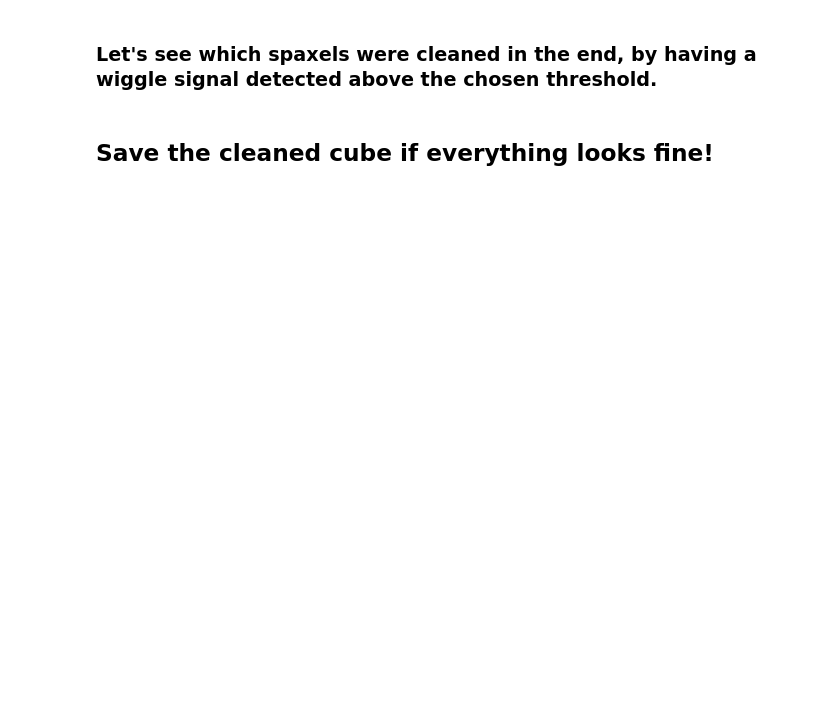
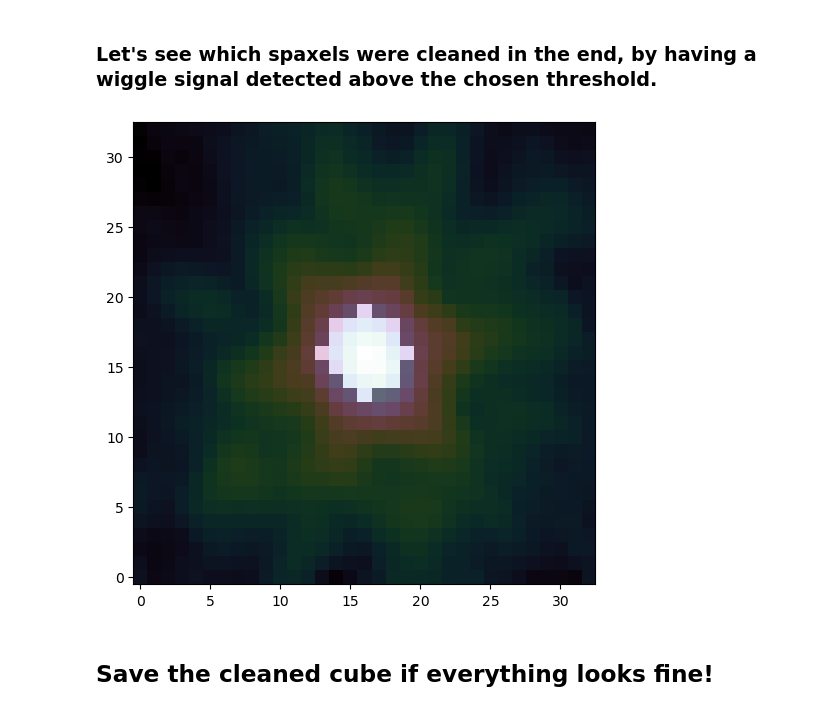
Before and after one commit to ajshajib/raccoon, a Jupyter notebook: example/example_notebook.ipynb, the cells around one changed output. Cells and saved outputs as stored; diff of their text form; code cells hidden in the pictures; blank space fills up the shorter version.

```diff
--- a/example/example_notebook.ipynb
+++ b/example/example_notebook.ipynb
@@ -348,11 +351,13 @@ KeyboardInterrupt:
 # %%
 %matplotlib inline
 
 plt.imshow(
-    np.log10(np.nansum(data_cube, axis=0)), cmap="cubehelix", origin="lower", vmin=2.5
+    np.log10(np.nansum(data_cube, axis=0)), cmap="cubehelix", origin="lower",
 )
 plt.imshow(cleaned_map, alpha=0.5, cmap="cubehelix", origin="lower", vmin=0, vmax=1)
 plt.show()
+# %% [output]
+[figure, added]
 # %% [markdown]
 ## Save the cleaned cube if everything looks fine!
 # %%
```
Also changed, not shown: parts of 8 cells of this notebook.
